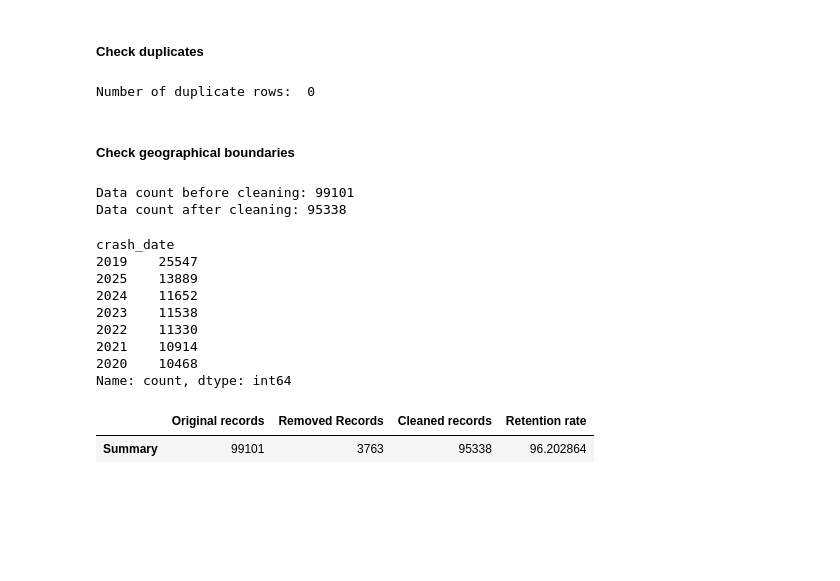
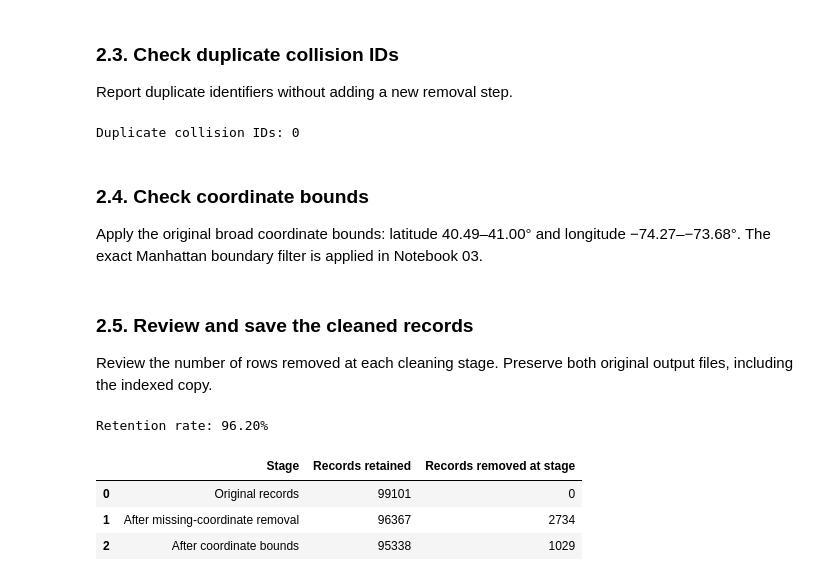
Before and after one commit to andrewgabrielm/RoadRisk, a Jupyter notebook: notebooks/02_eda.ipynb, the cells around one changed output. Drawn from its saved outputs; the diff is of its cells as text; code cells hidden in the pictures; blank space fills up the shorter version.

```diff
--- a/notebooks/02_eda.ipynb
+++ b/notebooks/02_eda.ipynb
@@ -104,6 +90,0 @@ df_clean = df_clean.dropna(axis = 0,subset = ['latitude', 'longitude'])
-# %%
-clean_count_missing = df_clean.shape[0]
-data_count = df.shape[0]
-
-print(f"Data count before handling missing values: {data_count}")
-print(f"Data count after handling missing values: {clean_count_missing}")
@@ -113,8 +91,12 @@ Data count after handling missing values: 96367
 # %% [markdown]
-##### Check duplicates
+### 2.3. Check duplicate collision IDs
+
+Report duplicate identifiers without adding a new removal step.
 # %%
-print("Number of duplicate rows: ",df_clean["collision_id"].duplicated().sum())
+print("Duplicate collision IDs:", df_clean["collision_id"].duplicated().sum())
 # %% [output]
-Number of duplicate rows:  0
+Duplicate collision IDs: 0
 # %% [markdown]
-##### Check geographical boundaries
+### 2.4. Check coordinate bounds
+
+Apply the original broad coordinate bounds: latitude 40.49–41.00° and longitude −74.27–−73.68°. The exact Manhattan boundary filter is applied in Notebook 03.
@@ -123,41 +103,32 @@ lat_min, lat_max, lon_min, lon_max = 40.49, 41.00, -74.27, -73.68
 # %%
+lat_min, lat_max, lon_min, lon_max = 40.49, 41.00, -74.27, -73.68
+
 df_clean = df_clean[
-    (df_clean['longitude'] <= lon_max) &
-    (df_clean['longitude'] >= lon_min) &
-    (df_clean['latitude'] <= lat_max) &
-    (df_clean['latitude'] >= lat_min)
+    (df_clean["longitude"] <= lon_max) &
+    (df_clean["longitude"] >= lon_min) &
+    (df_clean["latitude"] <= lat_max) &
+    (df_clean["latitude"] >= lat_min)
 ]
+clean_count_coord_fix = len(df_clean)
-# %%
-clean_count_coord_fix = df_clean.shape[0]
-data_count = df.shape[0]
-
-print(f"Data count before cleaning: {data_count}")
-print(f"Data count after cleaning: {clean_count_coord_fix}")
-# %% [output]
-Data count before cleaning: 99101
-Data count after cleaning: 95338
-# %%
-year_counts = df_clean['crash_date'].dt.year.value_counts()
-print(year_counts)
-# %% [output]
-crash_date
-2019    25547
-2025    13889
-2024    11652
-2023    11538
-2022    11330
-2021    10914
-2020    10468
-Name: count, dtype: int64
+# %% [markdown]
+### 2.5. Review and save the cleaned records
+
+Review the number of rows removed at each cleaning stage. Preserve both original output files, including the indexed copy.
 # %%
-cleaned_count = df_clean.shape[0]
 cleaning_summary = pd.DataFrame({
-    "Original records": data_count,
-    "Removed Records": data_count - cleaned_count,
-    "Cleaned records" : cleaned_count,
-    "Retention rate": [(cleaned_count/data_count)*100]
-}, index=["Summary"])
-cleaning_summary
+    "Stage": ["Original records", "After missing-coordinate removal", "After coordinate bounds"],
+    "Records retained": [data_count, clean_count_missing, clean_count_coord_fix],
+    "Records removed at stage": [
+        0,
+        data_count - clean_count_missing,
+        clean_count_missing - clean_count_coord_fix
+    ]
+})
+display(cleaning_summary)
+print(f"Retention rate: {clean_count_coord_fix / data_count * 100:.2f}%")
 # %% [output]
+Retention rate: 96.20%
-|  | Original records | Removed Records | Cleaned records | Retention rate |
-| Summary | 99101 | 3763 | 95338 | 96.202864 |
+|  | Stage | Records retained | Records removed at stage |
+| 0 | Original records | 99101 | 0 |
+| 1 | After missing-coordinate removal | 96367 | 2734 |
+| 2 | After coordinate bounds | 95338 | 1029 |
```
Also changed, not shown: parts of 46 cells of this notebook, 3 other files.
